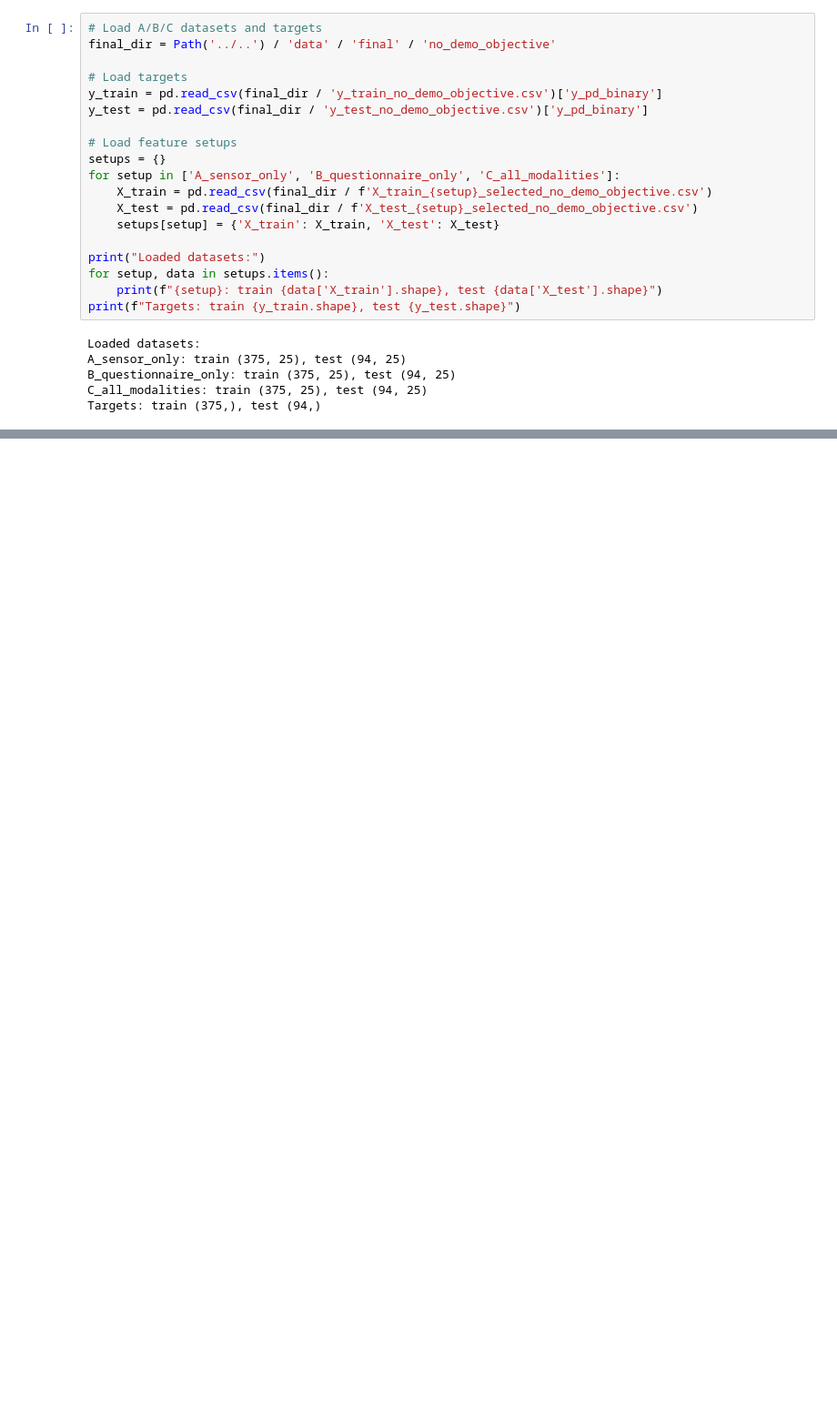
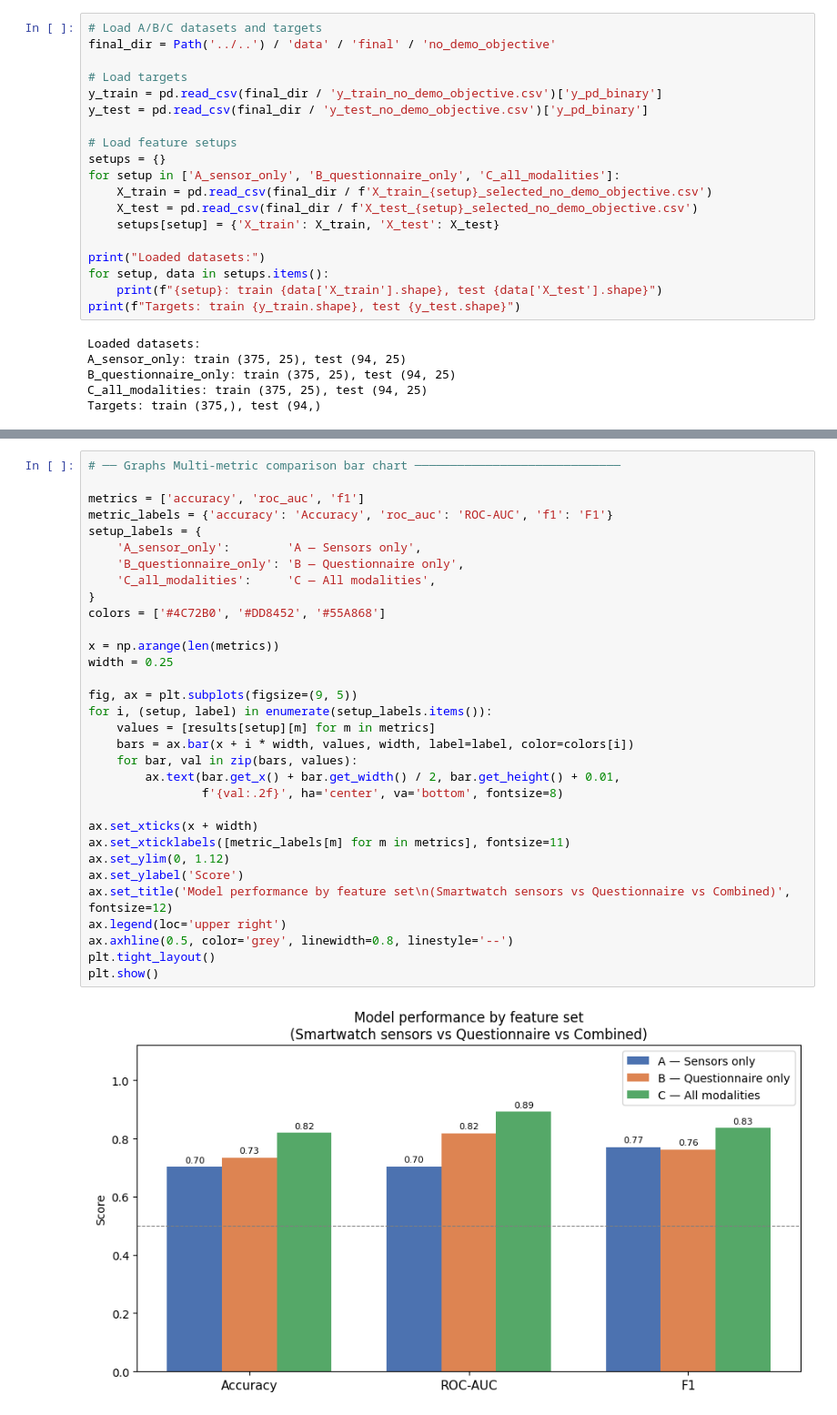
Before and after one commit to PaoloFabbri8/Behavioral-Health-Informatic-Project, a Jupyter notebook: notebooks/03_model_training/03b_model_training_no_demo_objective.ipynb, the cells around one changed output, grey strips where cells are left out. Shown at 91% size. Cells and saved outputs as stored; diff of their text form; blank space fills up the shorter version.

```diff
--- a/notebooks/03_model_training/03b_model_training_no_demo_objective.ipynb
+++ b/notebooks/03_model_training/03b_model_training_no_demo_objective.ipynb
@@ -289,0 +214,34 @@ Correlation between RF importance and permutation importance: 0.684
+# %%
+# ── Graphs Multi-metric comparison bar chart ─────────────────────────────
+
+metrics = ['accuracy', 'roc_auc', 'f1']
+metric_labels = {'accuracy': 'Accuracy', 'roc_auc': 'ROC-AUC', 'f1': 'F1'}
+setup_labels = {
+    'A_sensor_only':        'A — Sensors only',
+    'B_questionnaire_only': 'B — Questionnaire only',
+    'C_all_modalities':     'C — All modalities',
+}
+colors = ['#4C72B0', '#DD8452', '#55A868']
+
+x = np.arange(len(metrics))
+width = 0.25
+
+fig, ax = plt.subplots(figsize=(9, 5))
+for i, (setup, label) in enumerate(setup_labels.items()):
+    values = [results[setup][m] for m in metrics]
+    bars = ax.bar(x + i * width, values, width, label=label, color=colors[i])
+    for bar, val in zip(bars, values):
+        ax.text(bar.get_x() + bar.get_width() / 2, bar.get_height() + 0.01,
+                f'{val:.2f}', ha='center', va='bottom', fontsize=8)
+
+ax.set_xticks(x + width)
+ax.set_xticklabels([metric_labels[m] for m in metrics], fontsize=11)
+ax.set_ylim(0, 1.12)
+ax.set_ylabel('Score')
+ax.set_title('Model performance by feature set\n(Smartwatch sensors vs Questionnaire vs Combined)', fontsize=12)
+ax.legend(loc='upper right')
+ax.axhline(0.5, color='grey', linewidth=0.8, linestyle='--')
+plt.tight_layout()
+plt.show()
+# %% [output]
+[figure, added]
```
Also changed, not shown: parts of 11 cells of this notebook, 1 other file.
